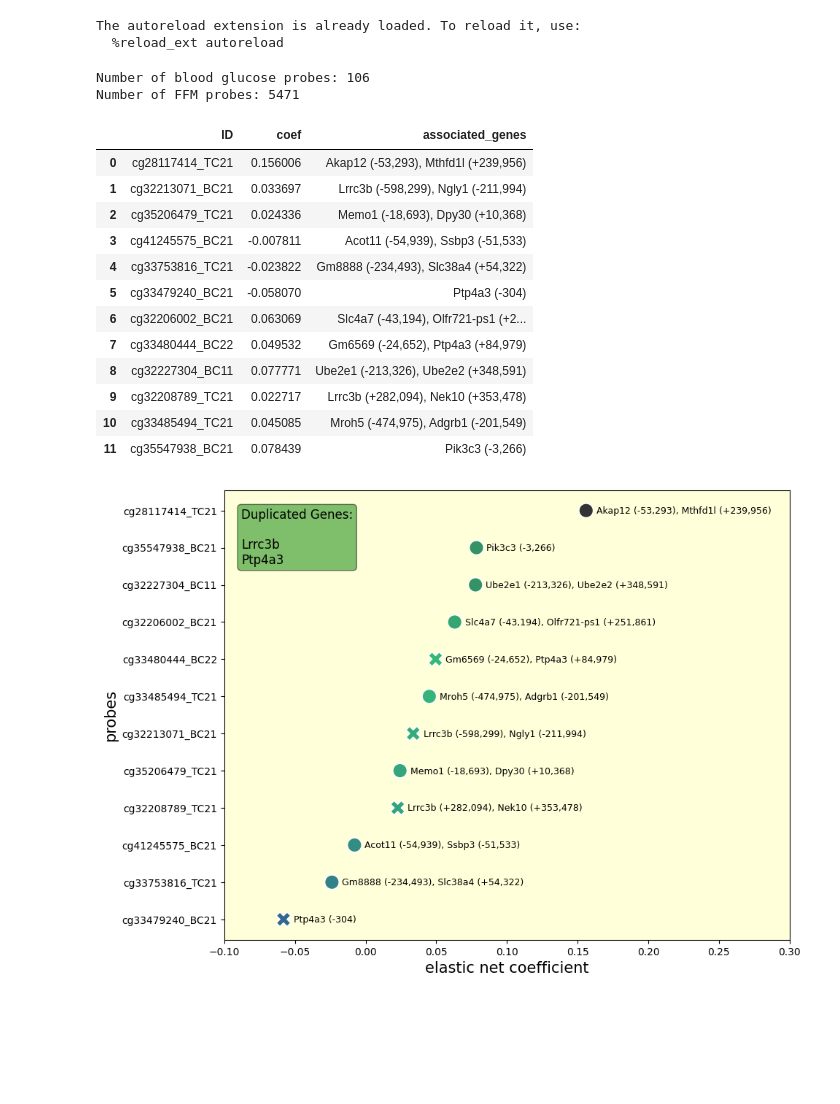
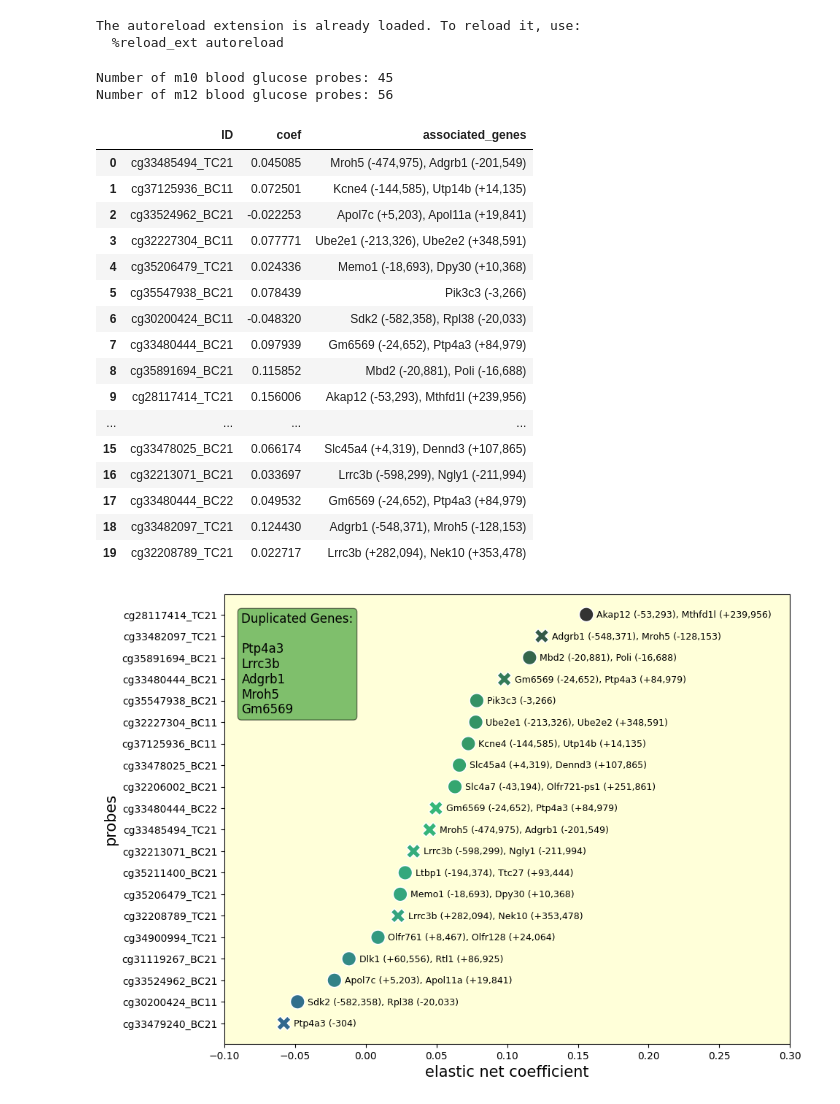
Before and after one commit to SamAndTheSun/pellegrini_temp, a Jupyter notebook: model_intersection_analysis.ipynb, the cells around one changed output. Drawn from its saved outputs; the diff is of its cells as text; code cells hidden in the pictures; blank space fills up the shorter version.

```diff
--- a/model_intersection_analysis.ipynb
+++ b/model_intersection_analysis.ipynb
@@ -33,53 +33,57 @@ os.chdir('/Users/samanderson/Desktop/pellegrini_lab_research/model_outputs')
 death_pvals = pd.read_excel('death_classifier_probes.xlsx', index_col=0)
 pinv_pvals = pd.read_excel('pseudoinverse_probes_filtered.xlsx', index_col=0)
 # %%
-#blood glucose probes
-GLU_probes = pinv_pvals['M10_poststress_GLU_pval']
-GLU_probes = GLU_probes.dropna()
-GLU_probes = GLU_probes[GLU_probes<0.01]
-GLU_probes = list(GLU_probes.index)
+#m10 blood glucose probes
+GLU_probes_M10 = pinv_pvals['M10_poststress_GLU_pval']
+GLU_probes_M10 = GLU_probes_M10.dropna()
+GLU_probes_M10 = GLU_probes_M10[GLU_probes_M10<0.01]
+GLU_probes_M10 = list(GLU_probes_M10.index)
 
-print(f'Number of blood glucose probes: {len(GLU_probes)}')
+print(f'Number of m10 blood glucose probes: {len(GLU_probes_M10)}')
 
-#fat-free mass probes
-FFM_probes = pinv_pvals['M12_poststress_FFM_g_pval']
-FFM_probes = FFM_probes.dropna()
-FFM_probes = FFM_probes[FFM_probes<0.01]
-FFM_probes = list(FFM_probes.index)
+#m12 blood glucose probes
+GLU_probes_M12 = pinv_pvals['M12_poststress_GLU_pval']
+GLU_probes_M12 = GLU_probes_M12.dropna()
+GLU_probes_M12 = GLU_probes_M12[GLU_probes_M12<0.01]
+GLU_probes_M12 = list(GLU_probes_M12.index)
 
-print(f'Number of FFM probes: {len(FFM_probes)}')
-
-#trait intersection
-t_intersections = list(set(GLU_probes) & set(FFM_probes))
+print(f'Number of m12 blood glucose probes: {len(GLU_probes_M12)}')
 
 #aging probes
 age_probes = death_pvals
 age_probes = age_probes.dropna()
 age_probes = list(age_probes.index)
 
-intersections = list(set(t_intersections) & set(age_probes))
+##
+
+intersections = list(set(GLU_probes_M10) & set(age_probes))
 cross_identified_probes = death_pvals.loc[intersections]
 cross_identified_probes = cross_identified_probes[['coef', 'associated_genes']]
 
+##
+
 cross_identified_probes = cross_identified_probes.rename_axis('ID').reset_index()
-
 cross_identified_probes
 # %% [output]
-Number of blood glucose probes: 106
-Number of FFM probes: 5471
+Number of m10 blood glucose probes: 45
+Number of m12 blood glucose probes: 56
 |  | ID | coef | associated_genes |
-| 0 | cg28117414_TC21 | 0.156006 | Akap12 (-53,293), Mthfd1l (+239,956) |
-| 1 | cg32213071_BC21 | 0.033697 | Lrrc3b (-598,299), Ngly1 (-211,994) |
-| 2 | cg35206479_TC21 | 0.024336 | Memo1 (-18,693), Dpy30 (+10,368) |
-| 3 | cg41245575_BC21 | -0.007811 | Acot11 (-54,939), Ssbp3 (-51,533) |
-| 4 | cg33753816_TC21 | -0.023822 | Gm8888 (-234,493), Slc38a4 (+54,322) |
-| 5 | cg33479240_BC21 | -0.058070 | Ptp4a3 (-304) |
-| 6 | cg32206002_BC21 | 0.063069 | Slc4a7 (-43,194), Olfr721-ps1 (+2... |
-| 7 | cg33480444_BC22 | 0.049532 | Gm6569 (-24,652), Ptp4a3 (+84,979) |
-| 8 | cg32227304_BC11 | 0.077771 | Ube2e1 (-213,326), Ube2e2 (+348,591) |
-| 9 | cg32208789_TC21 | 0.022717 | Lrrc3b (+282,094), Nek10 (+353,478) |
-| 10 | cg33485494_TC21 | 0.045085 | Mroh5 (-474,975), Adgrb1 (-201,549) |
-| 11 | cg35547938_BC21 | 0.078439 | Pik3c3 (-3,266) |
+| 0 | cg33485494_TC21 | 0.045085 | Mroh5 (-474,975), Adgrb1 (-201,549) |
+| 1 | cg37125936_BC11 | 0.072501 | Kcne4 (-144,585), Utp14b (+14,135) |
+| 2 | cg33524962_BC21 | -0.022253 | Apol7c (+5,203), Apol11a (+19,841) |
+| 3 | cg32227304_BC11 | 0.077771 | Ube2e1 (-213,326), Ube2e2 (+348,591) |
+| 4 | cg35206479_TC21 | 0.024336 | Memo1 (-18,693), Dpy30 (+10,368) |
+| 5 | cg35547938_BC21 | 0.078439 | Pik3c3 (-3,266) |
+| 6 | cg30200424_BC11 | -0.048320 | Sdk2 (-582,358), Rpl38 (-20,033) |
+| 7 | cg33480444_BC21 | 0.097939 | Gm6569 (-24,652), Ptp4a3 (+84,979) |
+| 8 | cg35891694_BC21 | 0.115852 | Mbd2 (-20,881), Poli (-16,688) |
+| 9 | cg28117414_TC21 | 0.156006 | Akap12 (-53,293), Mthfd1l (+239,956) |
+| ... | ... | ... | ... |
+| 15 | cg33478025_BC21 | 0.066174 | Slc45a4 (+4,319), Dennd3 (+107,865) |
+| 16 | cg32213071_BC21 | 0.033697 | Lrrc3b (-598,299), Ngly1 (-211,994) |
+| 17 | cg33480444_BC22 | 0.049532 | Gm6569 (-24,652), Ptp4a3 (+84,979) |
+| 18 | cg33482097_TC21 | 0.124430 | Adgrb1 (-548,371), Mroh5 (-128,153) |
+| 19 | cg32208789_TC21 | 0.022717 | Lrrc3b (+282,094), Nek10 (+353,478) |
 # %%
 # Extract genes from associated_genes column
 def extract_genes(gene_string):
@@ -120,32 +124,32 @@ for genes in cross_identified_probes['associated_genes']:
         if gene in genes:
             to_append = 'o'
         else: pass
     marker_style.append(to_append)
 
 # Create the scatterplot with emphasized duplicated genes
 fig, ax = plt.subplots(figsize=(10, 8))
 sns.scatterplot(data=cross_identified_probes, x='coef', y='ID', style=marker_style, s=200,
-                palette='viridis_d', hue='coef', legend=False)
+                legend=False, palette='viridis_d', hue='coef')
 
 #add legend showing repeated genes
 props = dict(boxstyle='round', facecolor='green', alpha=0.5)
 
 gene_list_formatted = '\n'.join(duplicates)
 plt.text(0.03, 0.96, f'Duplicated Genes:\n\n{gene_list_formatted}', transform=ax.transAxes, fontsize=12,
         verticalalignment='top', bbox=props)
 
 # Annotate each point with associated genes
 for i, genes in enumerate(associated_genes_full):
     x = cross_identified_probes['coef'][i]
     y = cross_identified_probes.index[i]
     ax.annotate(genes, (x, y), textcoords="offset points", xytext=(10, -3), ha='left', size=9)
 
 plt.xlabel('elastic net coefficient', size=15)
 plt.ylabel('probes', size=15)
 
 ax.set_facecolor((1, 1, 0.8509803921)) #same as plot included in same figure
 plt.xlim(-0.1, 0.3)
 
 plt.show() #only cg35211400_BC21 selected by M12
 # %% [output]
-[figure, old version]
+[figure, new version]
```
Also changed, not shown: parts of 1 cell of this notebook, 2 other files.
